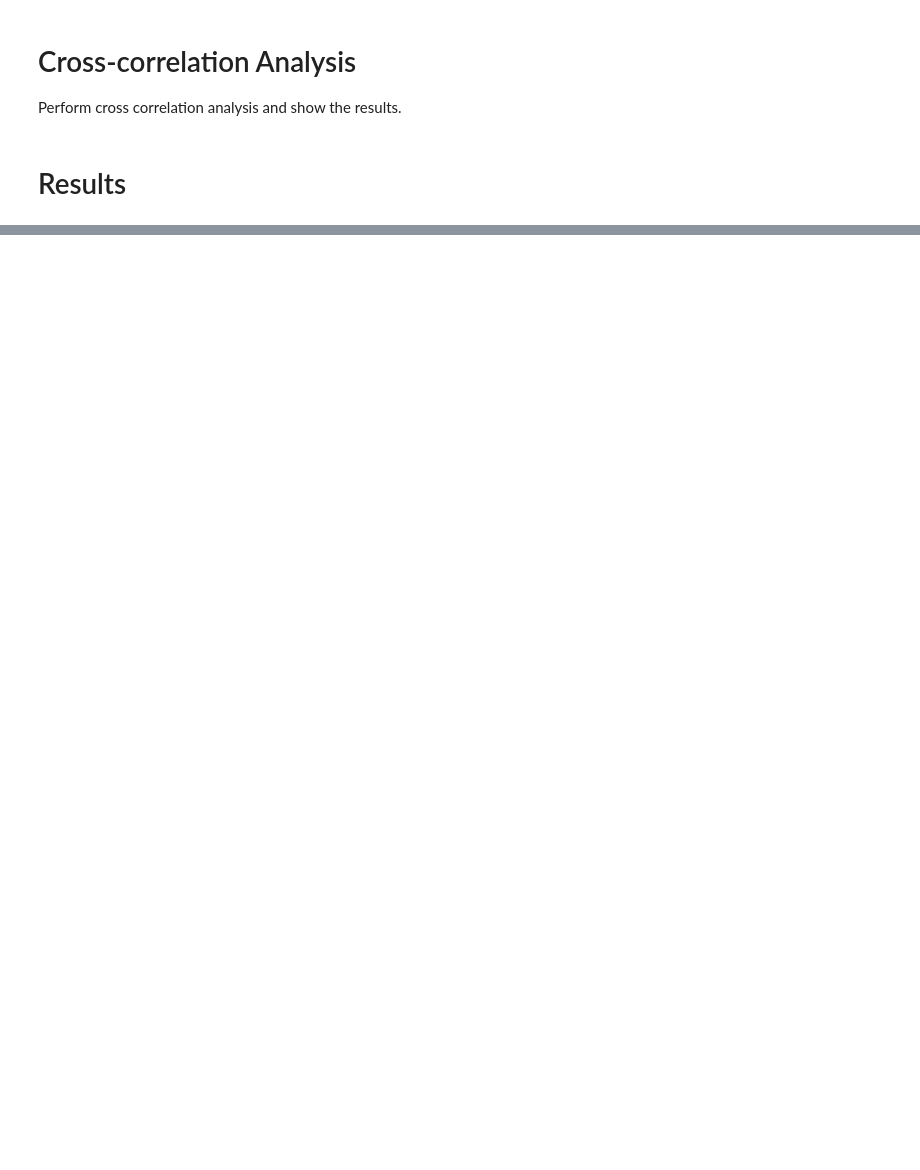
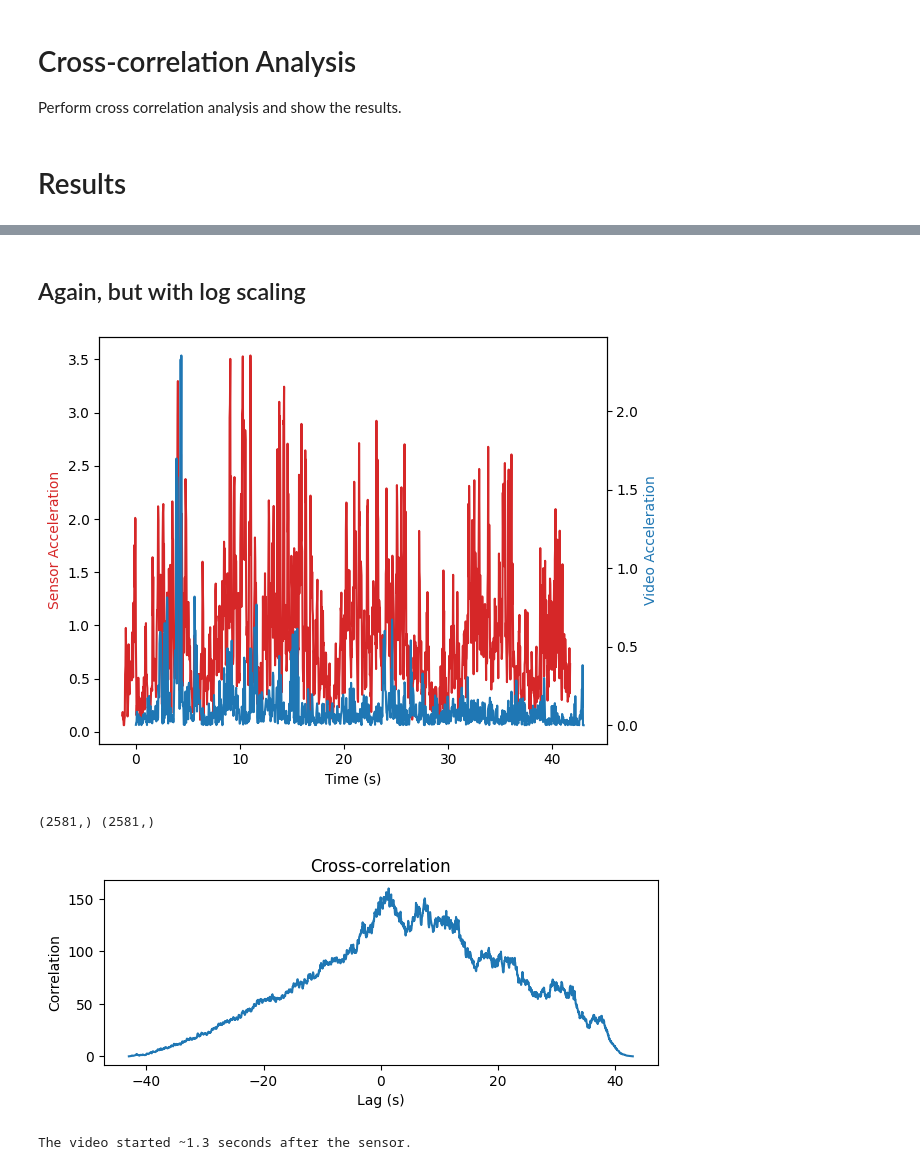
Before and after one commit to LeifMessinger/VideoAccelerometerSync, a Jupyter notebook: PrototypeCode.ipynb, the cells around one changed output, grey strips where cells are left out. Cells and saved outputs as stored; diff of their text form; code cells hidden in the pictures; blank space fills up the shorter version.

Commit message:
Log scaling

```diff
--- a/PrototypeCode.ipynb
+++ b/PrototypeCode.ipynb
@@ -233,0 +234,18 @@ The sensor started ~1.93 seconds after the video.
+# %% [markdown]
+## Again, but with log scaling
+# %%
+signal_rs_new = np.log1p(signal_rs_new)
+video_rs_new = np.log1p(video_rs_new)
+
+cc, lag_in_sec = cross_correlation_analysis(signal_rs_new, video_rs_new, ['sensor', 'video'])
+# %% [output]
+[figure, added]
+(2581,) (2581,)
+[figure, added]
+# %%
+if lag_in_sec < 0:
+    print(f'The sensor started ~{abs(lag_in_sec):.3} seconds after the video.')
+elif lag_in_sec > 0:
+    print(f'The video started ~{abs(lag_in_sec):.3} seconds after the sensor.')
+# %% [output]
+The video started ~1.3 seconds after the sensor.
```
Also changed, not shown: parts of 6 cells of this notebook, 4 other files.
